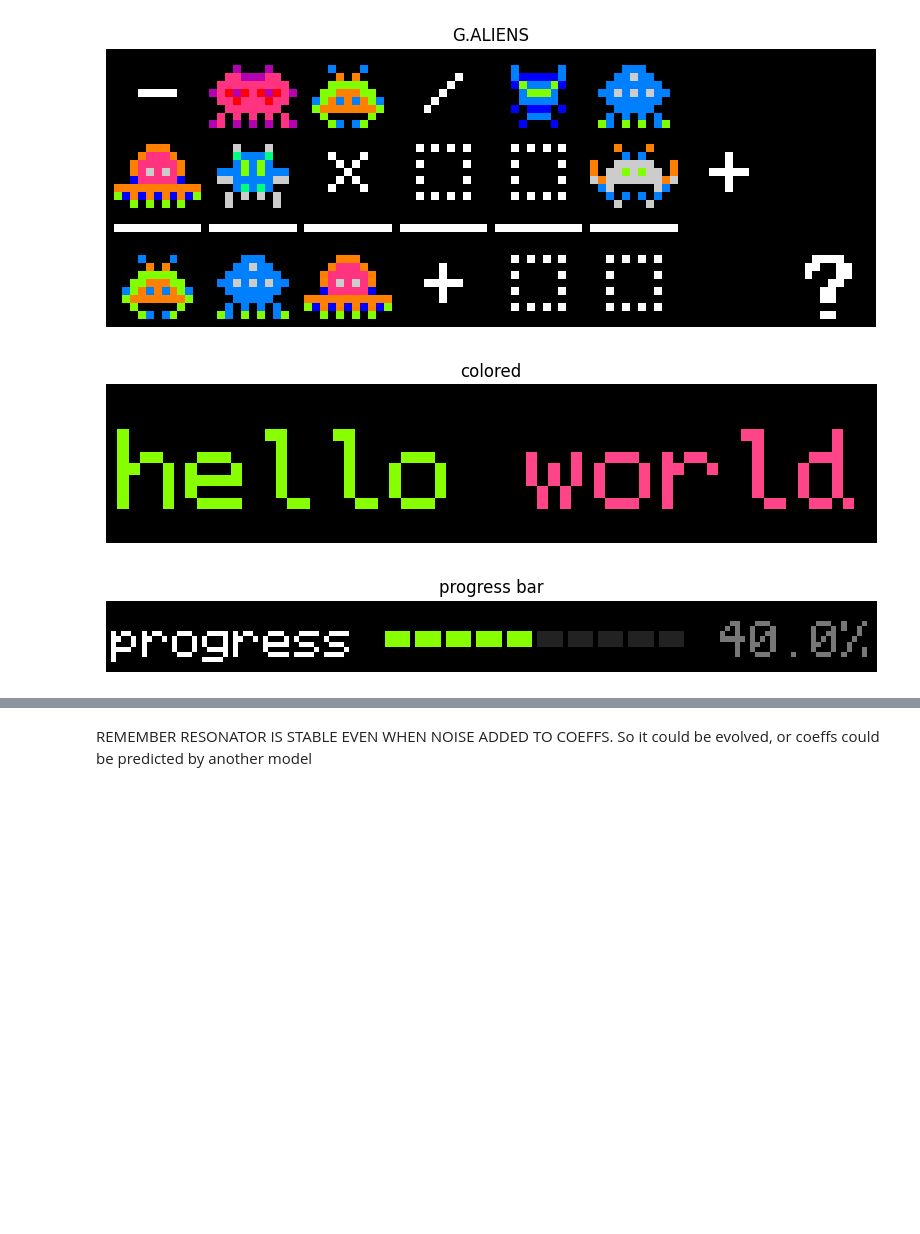
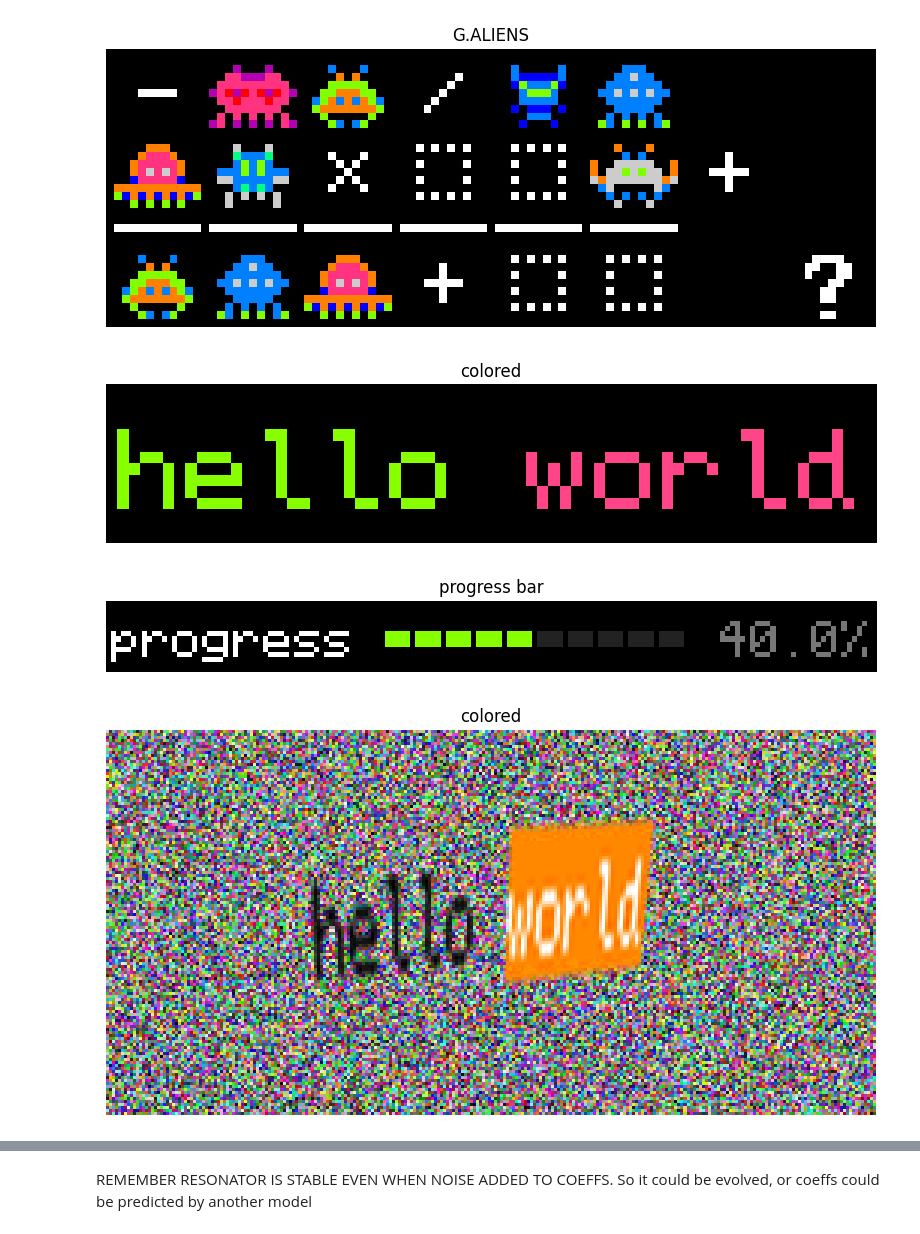
Before and after one commit to limitz/nnx, a Jupyter notebook: examples/Graphics.Text.ipynb, the cells around one changed output, grey strips where cells are left out. Saved outputs shown, nothing was run; the diff lists cells and outputs as text; code cells hidden in the pictures; blank space fills up the shorter version.

Commit message:
Blend feature + fix colored text

```diff
--- a/examples/Graphics.Text.ipynb
+++ b/examples/Graphics.Text.ipynb
@@ -46,14 +46,22 @@ G.plot(image, width=10, title="G.ALIENS")
 # %%
 image = G.render_text("<lime>hello <pink>world</>")
 G.plot(image, width=10, title="colored")
 
 progress = console.ProgressBar(100, title="progress")
 progress.value = 40
 image = G.render_text(progress)
 G.plot(image, width=10, title="progress bar")
+
+image = G.render_text("<#111>hello <white~orange>world</>")
+dst = torch.rand(3,128,256)
+theta = torch.eye(3) * 2 + torch.randn(3,3)*0.3
+theta[-1,-1] = 1
+image = G.blend(dst, image, theta, alpha=(0,0,0.), mode="bicubic")
+G.plot(image, width=10, title="colored")
 # %% [output]
 [figure]
 [figure]
+[figure, added]
 # %%
 from nnx.graphics.sudoku import render_sudoku
 import random
```
Also changed, not shown: parts of 3 cells of this notebook, 2 other files.
